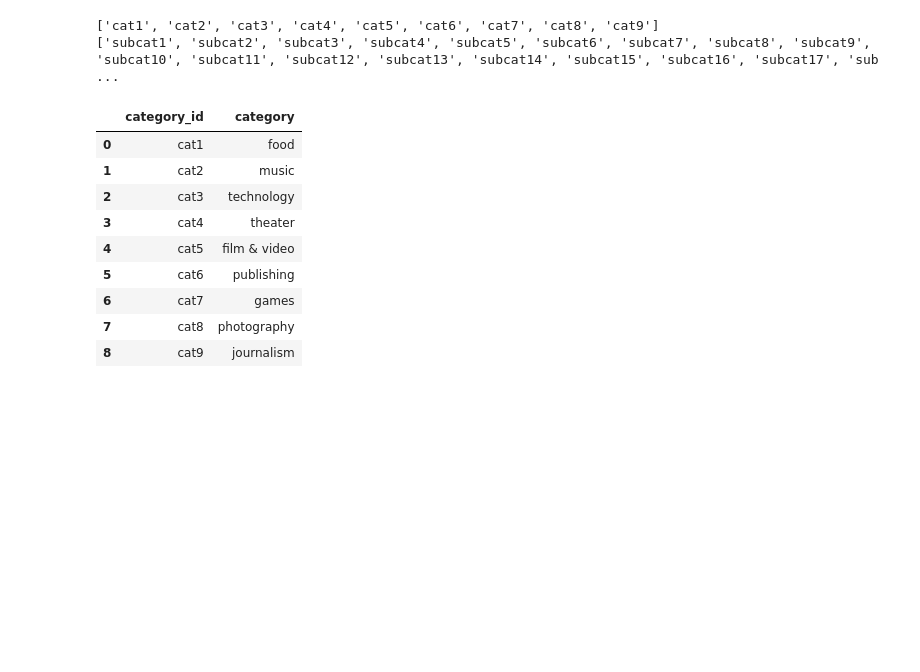
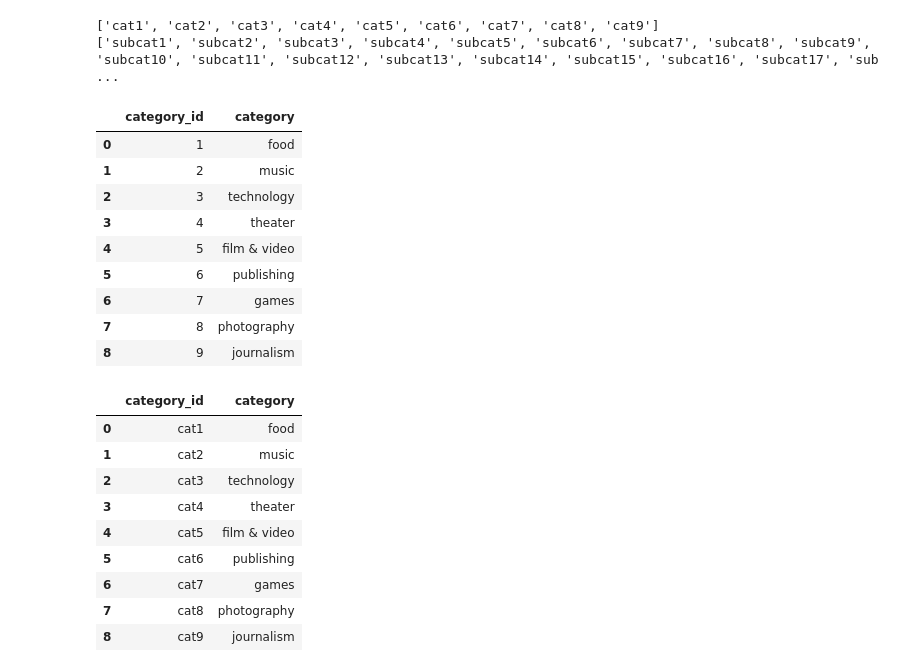
Before and after one commit to AlyssaCullinan/crowdfunding_ETL, a Jupyter notebook: ETL_Mini_Project_SB_AC.ipynb, the cells around one changed output. Saved outputs shown, nothing was run; the diff lists cells and outputs as text; code cells hidden in the pictures; blank space fills up the shorter version.

```diff
--- a/ETL_Mini_Project_SB_AC.ipynb
+++ b/ETL_Mini_Project_SB_AC.ipynb
@@ -111,8 +137,21 @@ print(scat_ids)
 ['subcat1', 'subcat2', 'subcat3', 'subcat4', 'subcat5', 'subcat6', 'subcat7', 'subcat8', 'subcat9', 'subcat10', 'subcat11', 'subcat12', 'subcat13', 'subcat14', 'subcat15', 'subcat16', 'subcat17', 'sub ...
 # %%
 # Create a category DataFrame with the category_id array as the category_id and categories list as the category name.
+category_dict = {"category_id":category_ids, "category":categories}
+category_df = pd.DataFrame(category_dict)
 
 # Create a category DataFrame with the subcategory_id array as the subcategory_id and subcategories list as the subcategory name.
+# %% [output]
+|  | category_id | category |
+| 0 | 1 | food |
+| 1 | 2 | music |
+| 2 | 3 | technology |
+| 3 | 4 | theater |
+| 4 | 5 | film & video |
+| 5 | 6 | publishing |
+| 6 | 7 | games |
+| 7 | 8 | photography |
+| 8 | 9 | journalism |
 # %%
 category_df
 # %% [output]
```
Also changed, not shown: parts of 7 cells of this notebook, 2 other files.
